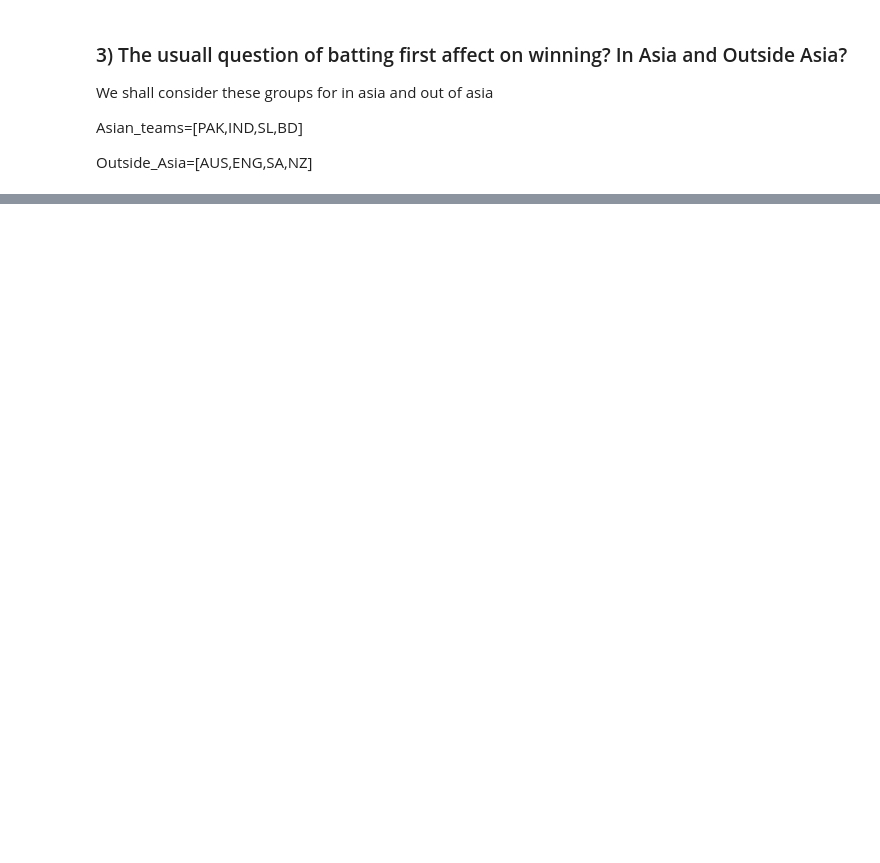
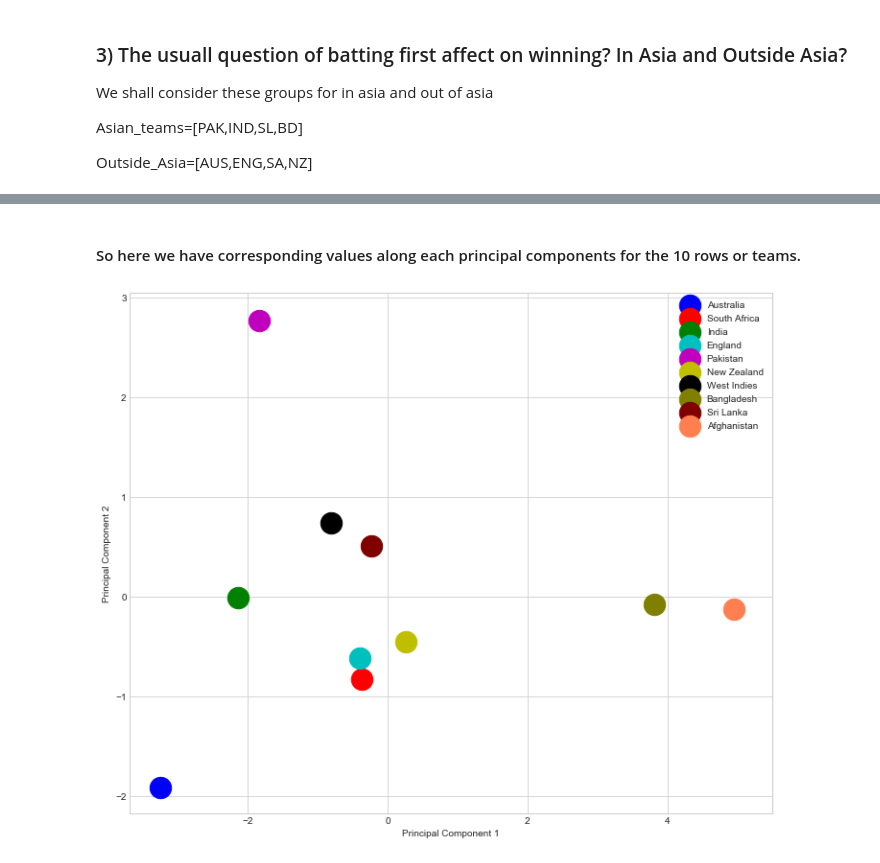
Before and after one commit to ArsalanGul/CricketDataExploartion, a Jupyter notebook: Cricket Data Exploration.ipynb, the cells around one changed output, grey strips where cells are left out. Saved outputs shown, nothing was run; the diff lists cells and outputs as text; code cells hidden in the pictures; blank space fills up the shorter version.

```diff
--- a/Cricket Data Exploration.ipynb
+++ b/Cricket Data Exploration.ipynb
@@ -193,0 +263,10 @@ df2.iplot(kind='pie',values='In_Asia',labels='labels',title='Batting First Affec
+# %%
+y=np.array(new_data.index)
+# %%
+from sklearn.preprocessing import StandardScaler
+Encoder=StandardScaler()
+raw_values=Encoder.fit_transform(new_data.iloc[:,0:9].values)
+# %%
+from sklearn.decomposition import PCA as sklearnPCA
+sklearn_pca = sklearnPCA(n_components=3)
+Y_sklearn = sklearn_pca.fit(raw_values)
@@ -193,0 +288,2 @@ df2.iplot(kind='pie',values='In_Asia',labels='labels',title='Batting First Affec
+# %%
+Y_result=sklearn_pca.transform(raw_values)
@@ -193,0 +303,18 @@ df2.iplot(kind='pie',values='In_Asia',labels='labels',title='Batting First Affec
+# %% [markdown]
+#### So here we have corresponding values along each principal components for the 10 rows or teams.
+# %%
+with plt.style.context('seaborn-whitegrid'):
+    plt.figure(figsize=(12,10))
+    for lab, col in zip(('Australia','South Africa','India','England','Pakistan','New Zealand','West Indies','Bangladesh','Sri Lanka','Afghanistan'),
+                        ('b', 'r', 'g','c','m','y','k','olive','maroon','coral')):
+        plt.scatter(Y_result[y==lab, 0],
+                    Y_result[y==lab, 1],
+                    s=np.abs(Y_result[y==lab,2]) + 500,
+                    label=lab,
+                    c=col)
+    plt.xlabel('Principal Component 1')
+    plt.ylabel('Principal Component 2')
+    plt.legend(loc='best')
+    plt.show()
+# %% [output]
+[figure, added]
```
Also changed, not shown: parts of 21 cells of this notebook.
